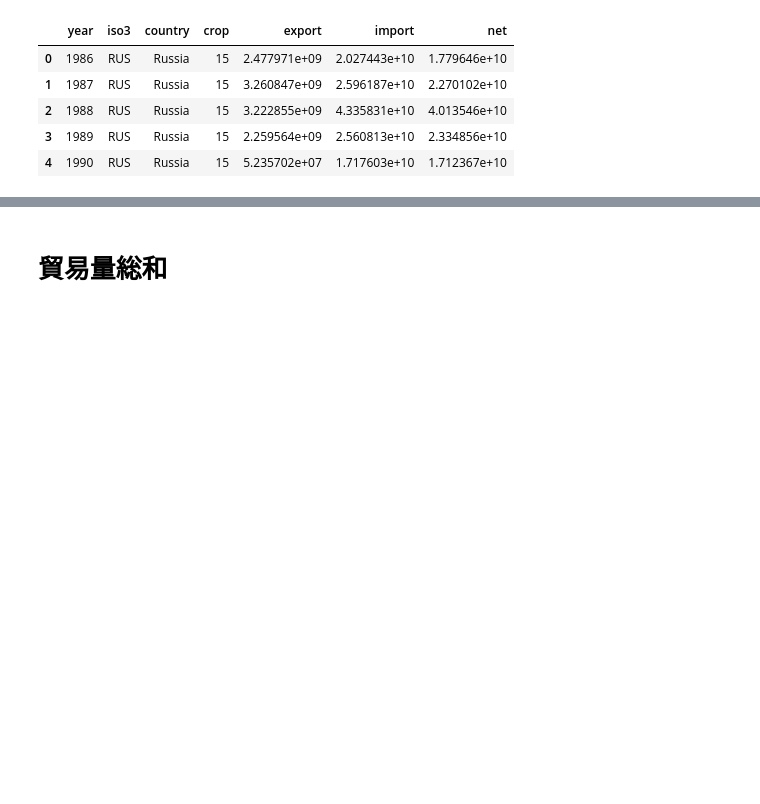
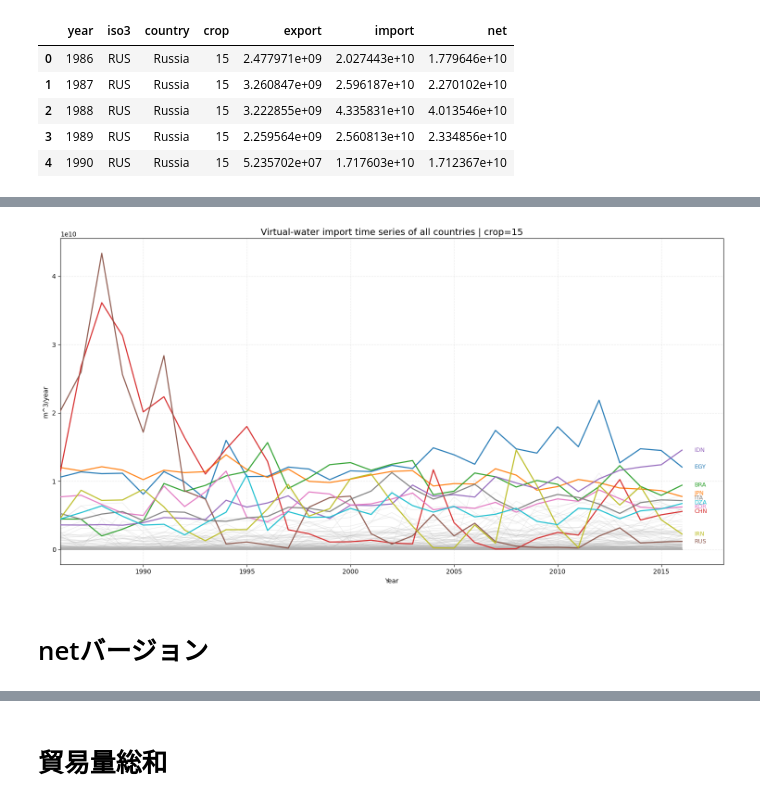
Before and after one commit to hgsl-general/2025_master_Tsuda, a Jupyter notebook: codes/net.ipynb, the cells around one changed output, grey strips where cells are left out. Saved outputs shown, nothing was run; the diff lists cells and outputs as text; code cells hidden in the pictures; blank space fills up the shorter version.

```diff
--- a/codes/net.ipynb
+++ b/codes/net.ipynb
@@ -1338,0 +1653,16 @@ df_long, df_wide = plot_vwt_export_timeseries_all_countries(
+# %%
+COUNTRY_LIST_XLSX = r"C:\修論研究\VWT_historical_data\country_list.xlsx"
+VWT_NPY_TEMPLATE  = r"C:\修論研究\VWT_historical_data\VWT_npy\VWT_{crop}_{year}.npy"
+
+df_long_imp, df_wide_imp = plot_vwt_import_timeseries_all_countries(
+    crop=15,
+    year_start=1986,
+    year_end=2016,
+    country_list_xlsx=COUNTRY_LIST_XLSX,
+    vwt_npy_template=VWT_NPY_TEMPLATE,
+    top_n_label=10,
+)
+# %% [output]
+[figure, added]
+# %% [markdown]
+# netバージョン
```
Also changed, not shown: parts of 12 cells of this notebook.
